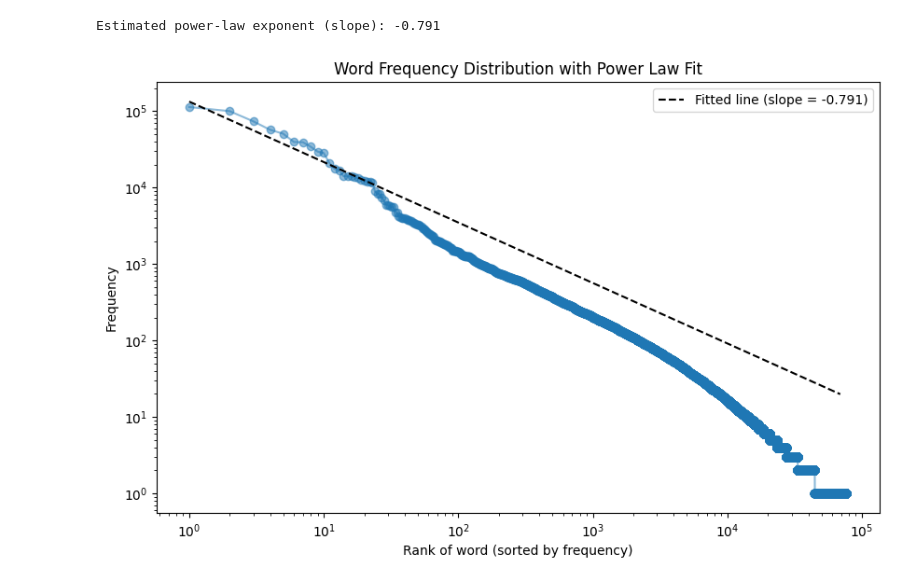
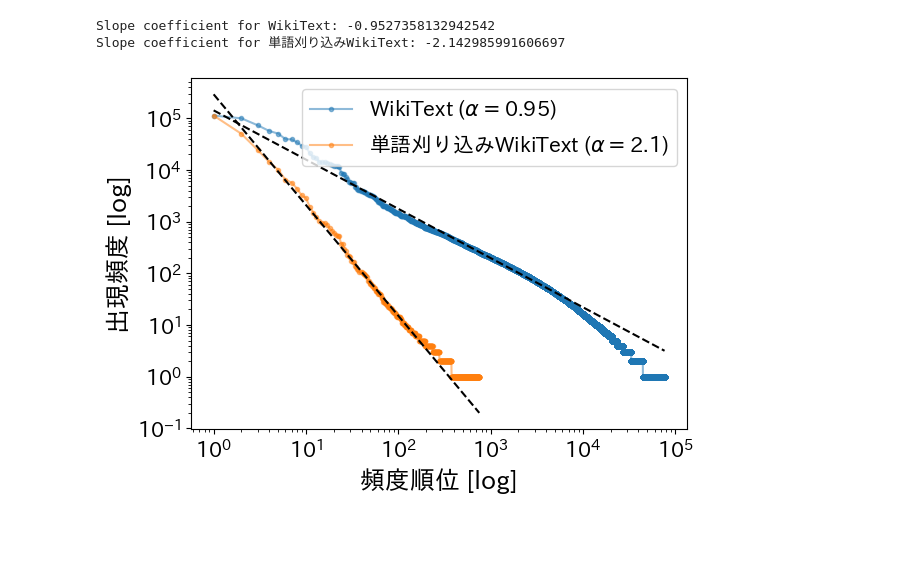
Before and after one commit to hoppiece/text_power_raw, a Jupyter notebook: notebooks/zipf_law.ipynb, the cells around one changed output. Saved outputs shown, nothing was run; the diff lists cells and outputs as text; code cells hidden in the pictures; blank space fills up the shorter version.

```diff
--- a/notebooks/zipf_law.ipynb
+++ b/notebooks/zipf_law.ipynb
@@ -1,7 +1,8 @@
 # %%
 import matplotlib.pyplot as plt
+import japanize_matplotlib
 from collections import Counter
-from datasets import load_dataset
+from datasets import load_dataset, load_from_disk
 import numpy as np
 
 # WikiTextデータセットのロード
@@ -15,28 +16,49 @@ for sentence in dataset['text']:
 
 # 単語を頻度順にソート
 sorted_word_counts = sorted(word_counts.values(), reverse=True)
-
-# 頻度順にソートした順位（ランク）
-ranks = np.arange(1, len(sorted_word_counts) + 1)
-
-# 両対数スケールのプロット
-plt.figure(figsize=(10, 6))
-plt.loglog(ranks, sorted_word_counts, marker="o", linestyle="-", alpha=0.5)
-
-
-# フィットした直線をプロット
-plt.loglog(ranks[:bulk], np.exp(intercept) * ranks[:bulk] ** slope, 'k--', label=f"Fitted line (slope = {slope:.3f})")
-
-# グラフの装飾
-plt.title("Word Frequency Distribution with Power Law Fit")
-plt.xlabel("Rank of word (sorted by frequency)")
-plt.ylabel("Frequency")
-plt.legend()
-
-# 冪指数（傾き）の表示
-print(f"Estimated power-law exponent (slope): {slope:.3f}")
-
-plt.show()
-# %% [output]
-Estimated power-law exponent (slope): -0.791
-[figure, removed]
+# %%
+dataset_alpha20 = load_from_disk("wikitext-alpha-2.0")
+word_counts = Counter()
+for sentence in dataset_alpha20['text']:
+    words = sentence.split()
+    word_counts.update(words)
+
+sorted_word_counts_alpha20 = sorted(word_counts.values(), reverse=True)
+# %%
+def plot_word_counts(word_counts, ax, label="", bulk_ratio=None, start_point=1, show_slope=True):
+    eigenvalues = word_counts
+    indices = np.arange(1, len(eigenvalues) + 1)
+    sorted_eigenvalues = np.sort(eigenvalues)[::-1]
+
+    start_index = max(start_point, 1)  # start_pointが1未満の場合を防ぐためにmaxを使用
+    bulk = int(len(eigenvalues) * bulk_ratio) if bulk_ratio is not None else len(eigenvalues)
+
+    # 指定された範囲のインデックスと固有値に基づいて傾きを計算
+    slope, intercept = np.polyfit(np.log(indices[start_index-1:bulk]), np.log(sorted_eigenvalues[start_index-1:bulk]), 1)
+
+    # 元のプロット
+    ax.loglog(indices, sorted_eigenvalues, '.-', label=fr"{label} ($\alpha=${-slope:.2})", alpha=0.5)
+    if show_slope:
+        # 補助線をグラフ全体に延長してプロット
+        ax.loglog(indices, np.exp(intercept) * indices ** slope, 'k--')
+
+
+    print(f"Slope coefficient for {label}: {slope}")
+
+
+fig, ax = plt.subplots()
+plot_word_counts(sorted_word_counts, ax, label="WikiText", start_point=1, bulk_ratio=0.08)
+plot_word_counts(sorted_word_counts_alpha20, ax, label="単語刈り込みWikiText", start_point=0, bulk_ratio=0.1)
+
+ax.set_xlabel("頻度順位 [log]", fontsize=18)
+ax.set_ylabel("出現頻度 [log]", fontsize=18)
+# tick font size
+ax.tick_params(axis='both', which='major', labelsize=15)
+ax.legend(prop={'size': 15})
+#plt.rcParams['figure.subplot.bottom'] = 0.15
+plt.savefig("scaled_zipf_law.png",bbox_inches='tight', dpi=300)
+plt.show()
+# %% [output]
+Slope coefficient for WikiText: -0.9527358132942542
+Slope coefficient for 単語刈り込みWikiText: -2.142985991606697
+[figure, added]
```
Also changed, not shown: parts of 3 cells of this notebook, 10 other files.
